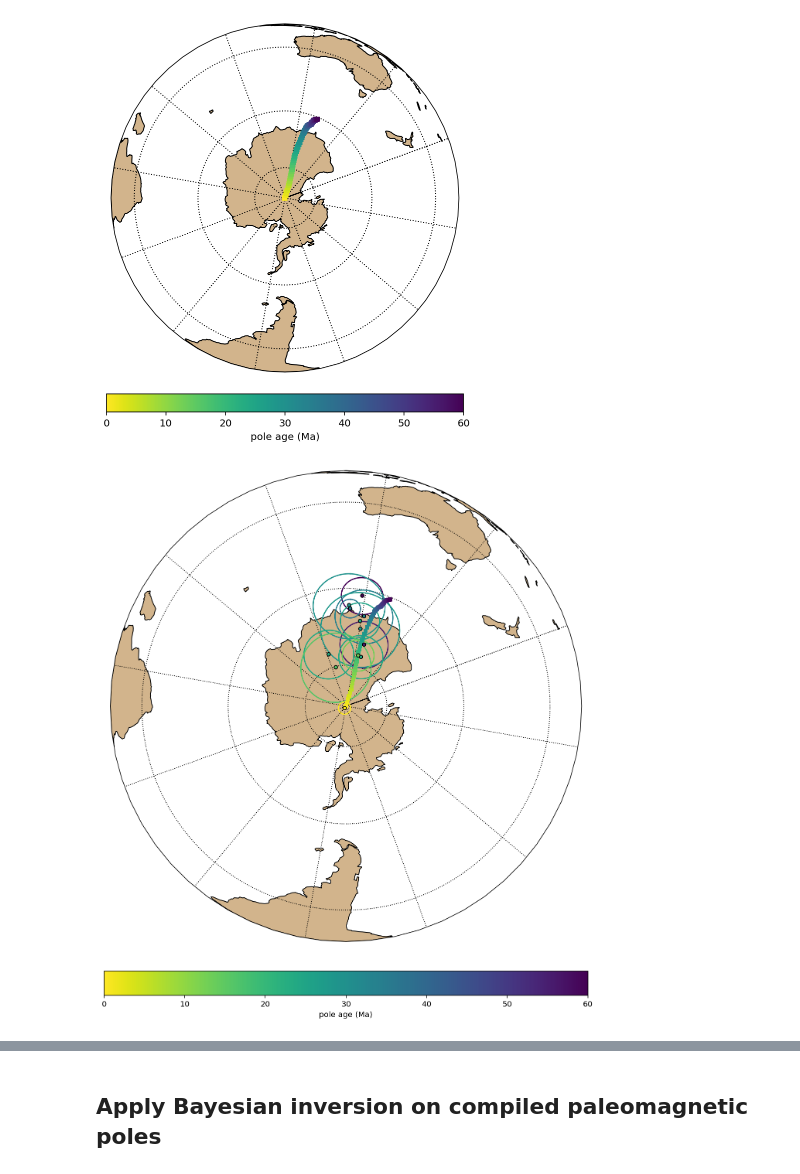
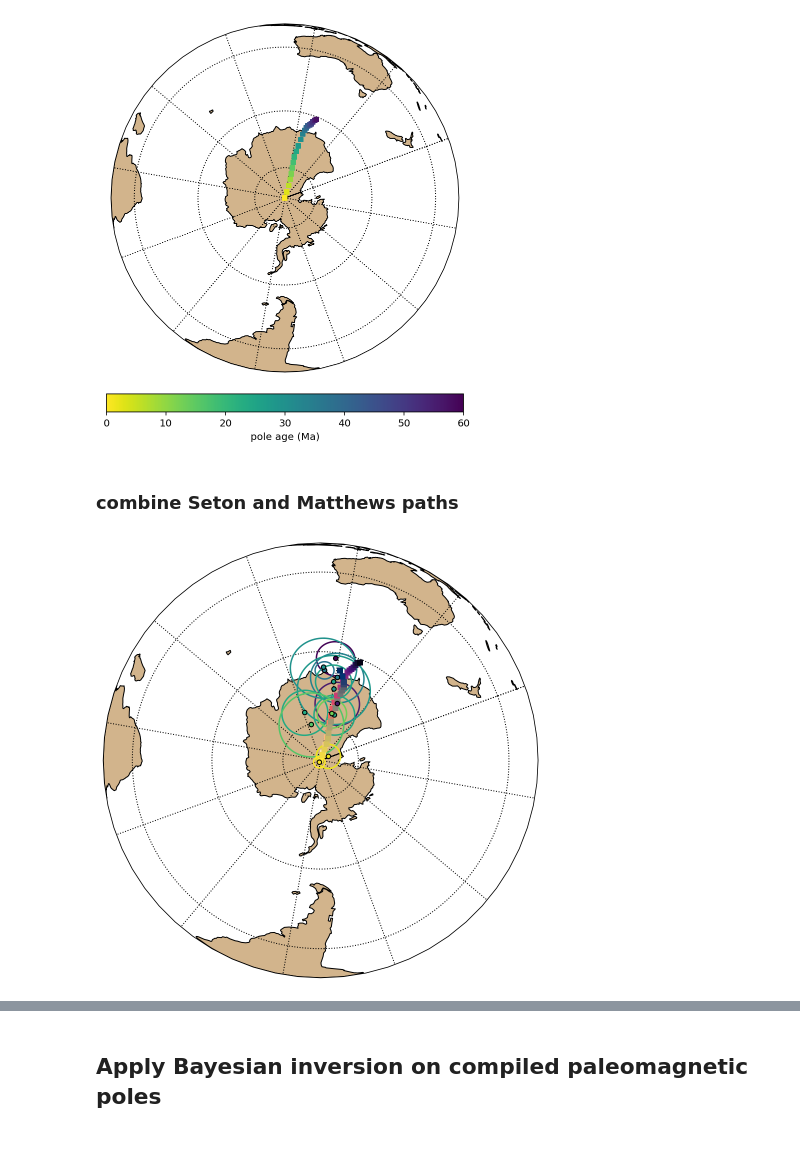
Before and after one commit to Swanson-Hysell-Group/Bayesian_PEP_inversion, a Jupyter notebook: PEP_Australia.ipynb, the cells around one changed output, grey strips where cells are left out. Cells and saved outputs as stored; diff of their text form; code cells hidden in the pictures; blank space fills up the shorter version.

Commit message:
update synthetic path figure and aus path figure

```diff
--- a/PEP_Australia.ipynb
+++ b/PEP_Australia.ipynb
@@ -70,7 +70,7 @@ The data are from Seton et al., 2012 and Matthews et al., 2016.
 ### Seton et al., 2012 Australia APW
 # %%
 Seton_path = np.loadtxt('./data/Australia_poles/australia_apw_seton_2012.txt')
-Seton_path_sparse = Seton_path[::5]
+Seton_path_sparse = Seton_path[::10]
 # %%
 map_axis = ipmag.make_orthographic_map(central_longitude=110, central_latitude=-90)
 
@@ -102,7 +102,7 @@ ipmag.plot_poles_colorbar(map_axis,(Aus_poles['PLon']+180).tolist(),
 # %% [markdown]
 ### Matthews et al., 2016 Australia APW
 # %%
-Matthews_path = np.loadtxt('./data/Australia_poles/australia_apw_matthews_2016.txt')[::2]
+Matthews_path = np.loadtxt('./data/Australia_poles/australia_apw_matthews_2016.txt')[::5]
 # %%
 map_axis = ipmag.make_orthographic_map(central_longitude=110, central_latitude=-90)
 
@@ -114,23 +114,35 @@ ipmag.plot_poles_colorbar(map_axis,Matthews_path[:,1],
                           markersize=20,marker='s',edgecolor=None)
 # %% [output]
 [figure]
+# %% [markdown]
+### combine Seton and Matthews paths
 # %%
-map_axis = ipmag.make_orthographic_map(central_longitude=110, central_latitude=-90, figsize=(14, 14))
+map_axis = ipmag.make_orthographic_map(central_longitude=110, central_latitude=-90, figsize=(8,8))
+
 
 ipmag.plot_poles_colorbar(map_axis,Matthews_path[:,1],
                           Matthews_path[:,2],
                           np.zeros(len(Matthews_path)),
                           Matthews_path[:,0],
-                          0,60,colormap='viridis_r',
-                          markersize=20,marker='s',edgecolor=None)
+                          0,60,colormap='magma_r',
+                          markersize=25,marker='s',edgecolor=None,colorbar=False)
+
+ipmag.plot_poles_colorbar(map_axis,Seton_path_sparse[:,1],
+                          Seton_path_sparse[:,2],
+                          np.zeros(len(Seton_path_sparse)),
+                          Seton_path_sparse[:,0],
+                          0,60,colormap='cividis_r',
+                          markersize=25,marker='s',edgecolor=None,colorbar=False)
 
 ipmag.plot_poles_colorbar(map_axis,(Aus_poles['PLon']+180).tolist(),
                           (-Aus_poles['PLat']).tolist(),
                           Aus_poles['A95'].tolist(),
                           Aus_poles['AgeNominal'].tolist(),
                           0,60,colormap='viridis_r',colorbar=False)
+
+plt.savefig('./code_output/aus_cenozoic_pole_apw.png',dpi=600,bbox_inches='tight')
 # %% [output]
-[figure, old version]
+[figure, new version]
 # %%
 Seton_paleolat = []
 Matthews_paleolat = []
```
Also changed, not shown: parts of 8 cells of this notebook, 7 other files.
